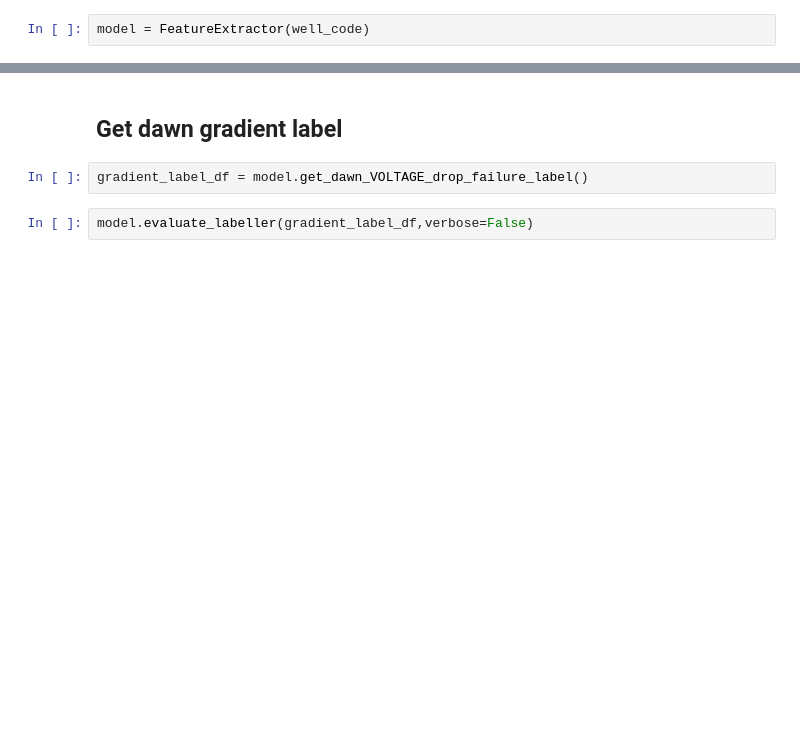
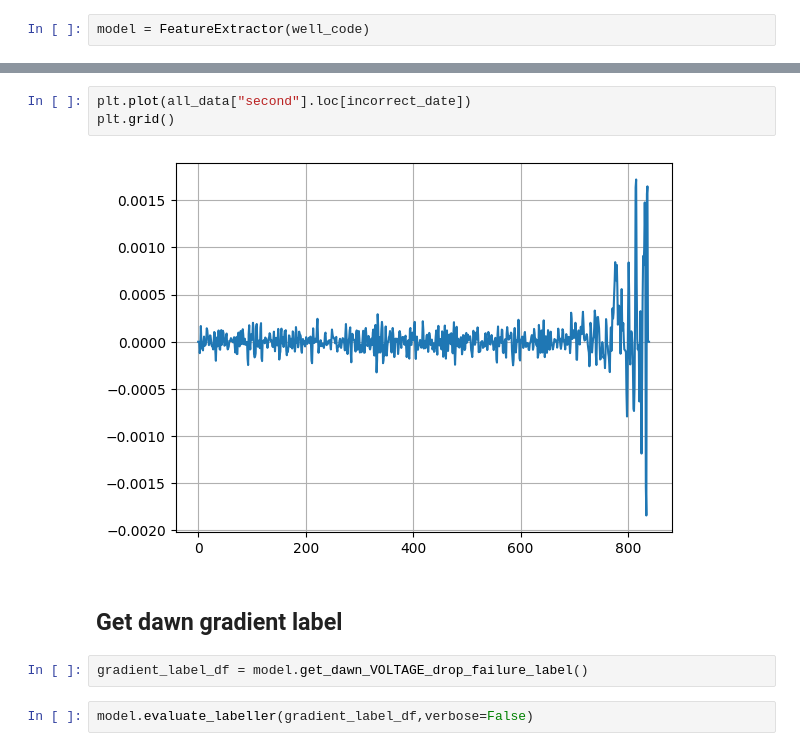
Before and after one commit to HarryLe95/Consilium_ROC_HOANG, a Jupyter notebook: app/BayesianLabel_Example copy.ipynb, the cells around one changed output, grey strips where cells are left out. Cells and saved outputs as stored; diff of their text form; blank space fills up the shorter version.

```diff
--- a/app/BayesianLabel_Example copy.ipynb
+++ b/app/BayesianLabel_Example copy.ipynb
@@ -16,3 +91,8 @@ model = FeatureExtractor(well_code)
+# %%
+plt.plot(all_data["second"].loc[incorrect_date])
+plt.grid()
+# %% [output]
+[figure, added]
 # %% [markdown]
 ## Get dawn gradient label
 # %%
```
Also changed, not shown: parts of 28 cells of this notebook, 4 other files.
